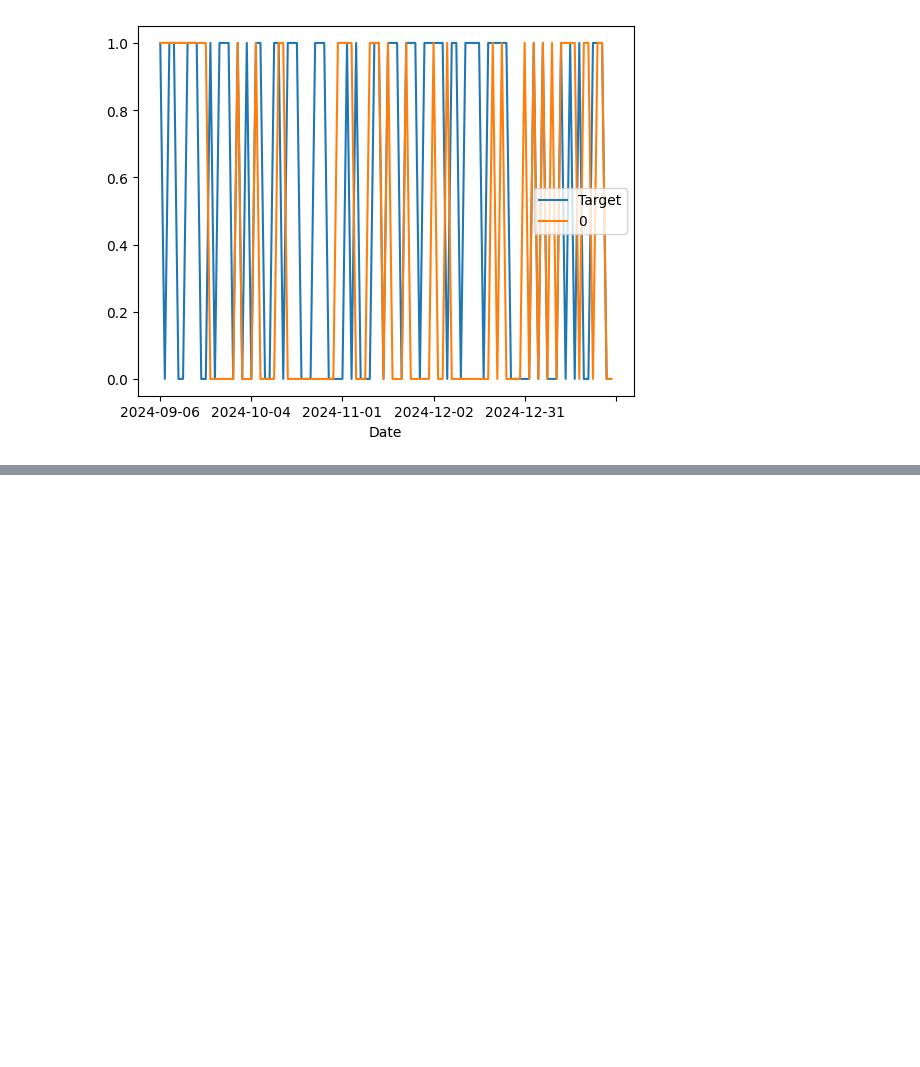
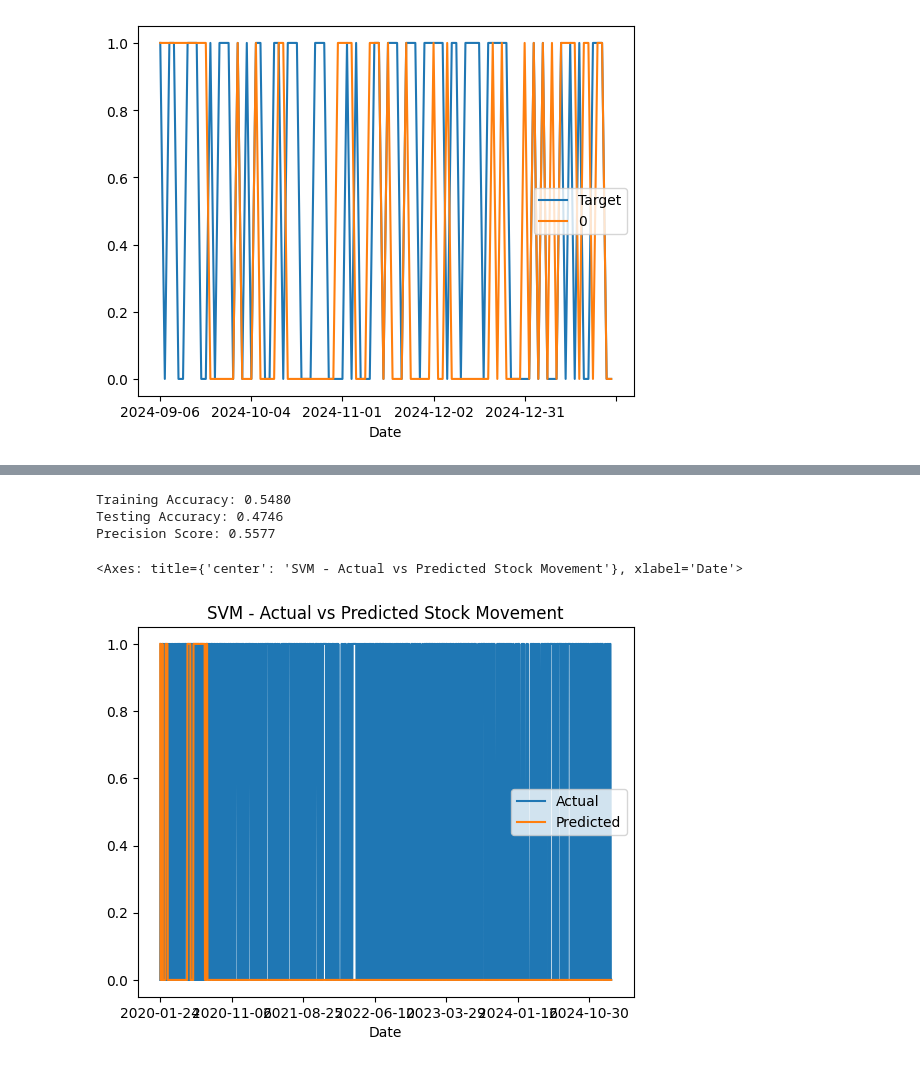
Before and after one commit to Kanchan786786/Capstone_project-, a Jupyter notebook: Capstone Models.ipynb, the cells around one changed output, grey strips where cells are left out. Saved outputs shown, nothing was run; the diff lists cells and outputs as text; code cells hidden in the pictures; blank space fills up the shorter version.

Commit message:
Created SVM Model

```diff
--- a/Capstone Models.ipynb
+++ b/Capstone Models.ipynb
@@ -573,0 +597,54 @@ precision_score(predictions["Target"], predictions["Predictions"])
+# %%
+import pandas as pd
+import numpy as np
+from sklearn.svm import SVC
+from sklearn.preprocessing import StandardScaler
+from sklearn.model_selection import train_test_split
+from sklearn.metrics import precision_score, accuracy_score
+
+# Define features and target
+features = ['Close', 'High', 'Low', 'Open', 'Volume', 'SMA_50', 'EMA_50', 'RSI', 'MACD', 'MACD_Signal', 'MACD_Hist']
+target = "Target"
+
+# Split the data into training (80%) and testing (20%) sets
+train, test = train_test_split(aapl, test_size=0.2, random_state=1, shuffle=False)
+
+# Standardize the predictors (SVM performs better with scaled data)
+scaler = StandardScaler()
+train_scaled = scaler.fit_transform(train[features])
+test_scaled = scaler.transform(test[features])
+
+# Initialize the SVM model
+svm_model = SVC(kernel="rbf", C=1.0, gamma="scale", random_state=1)
+
+# Train the SVM model
+svm_model.fit(train_scaled, train[target])
+
+# Predict on training and testing sets
+train_preds = svm_model.predict(train_scaled)
+test_preds = svm_model.predict(test_scaled)
+
+# Convert predictions to pandas Series
+train_preds = pd.Series(train_preds, index=train.index)
+test_preds = pd.Series(test_preds, index=test.index)
+
+# Calculate accuracy and precision
+train_accuracy = accuracy_score(train[target], train_preds)
+test_accuracy = accuracy_score(test[target], test_preds)
+precision = precision_score(test[target], test_preds)
+
+# Print results
+print(f"Training Accuracy: {train_accuracy:.4f}")
+print(f"Testing Accuracy: {test_accuracy:.4f}")
+print(f"Precision Score: {precision:.4f}")
+
+# Plot actual vs predicted values
+combined = pd.concat([test[target], test_preds], axis=1)
+combined.columns = ["Actual", "Predicted"]
+combined.plot(title="SVM - Actual vs Predicted Stock Movement")
+# %% [output]
+Training Accuracy: 0.5480
+Testing Accuracy: 0.4746
+Precision Score: 0.5577
+<Axes: title={'center': 'SVM - Actual vs Predicted Stock Movement'}, xlabel='Date'>
+[figure, added]
```
Also changed, not shown: parts of 8 cells of this notebook.
